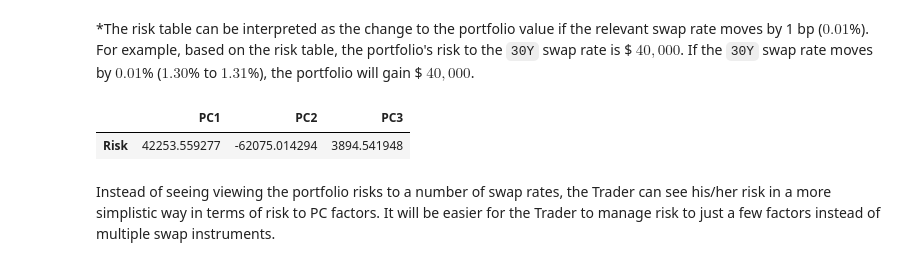
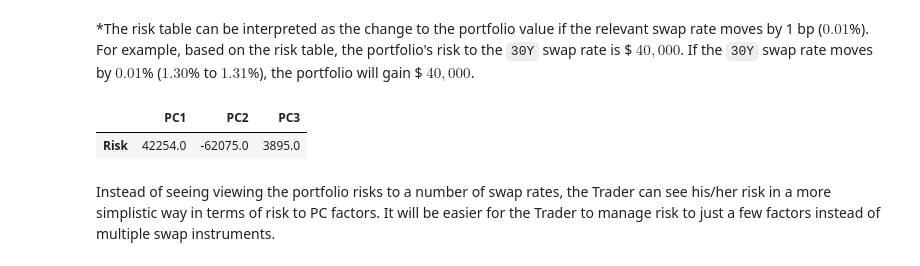
Before and after one commit to wengshian/PCA, a Jupyter notebook: PCA Notebook.ipynb, the cells around one changed output. Saved outputs shown, nothing was run; the diff lists cells and outputs as text; code cells hidden in the pictures.

```diff
--- a/PCA Notebook.ipynb
+++ b/PCA Notebook.ipynb
@@ -9,8 +9,6 @@ Get the Daily Interest Rate swaps data from ICE based on 11:00am London Time. Sw
 # %%
 #Read data from csv file
 swaps_data = pd.read_csv("all_swaps_data.csv", index_col = 0)
-swaps_data.index = pd.to_datetime(swaps_data.index)
-swaps_data = swaps_data.sort_index()
 # %%
 swaps_data.tail()
 # %% [output]
@@ -144,20 +145,21 @@ portfolio_risk.sum()
 # %%
 #PC Risk Dataframe
 pc1 = pcs[:, 0]
 pc2 = pcs[:, 1]
 pc3 = pcs[:, 2]
 
 #Collapse the risk to factor risk
 pc1_risk = np.dot(portfolio_risk.T, pc1)[0]
 pc2_risk = np.dot(portfolio_risk.T, pc2)[0]
 pc3_risk = np.dot(portfolio_risk.T, pc3)[0]
 
 pc_df = pd.DataFrame(index = ["PC1", "PC2", "PC3"])
 pc_df["Risk"] = [pc1_risk, pc2_risk, pc3_risk]
+pc_df = pc_df.round()
 pc_df.T
 # %% [output]
 |  | PC1 | PC2 | PC3 |
-| Risk | 42253.559277 | -62075.014294 | 3894.541948 |
+| Risk | 42254.0 | -62075.0 | 3895.0 |
 # %% [markdown]
 Instead of seeing viewing the portfolio risks to a number of swap rates, the Trader can see his/her risk in a more simplistic way in terms of risk to PC factors. It will be easier for the Trader to manage risk to just a few factors instead of multiple swap instruments.
 # %% [markdown]
```
Also changed, not shown: parts of 23 cells of this notebook.
